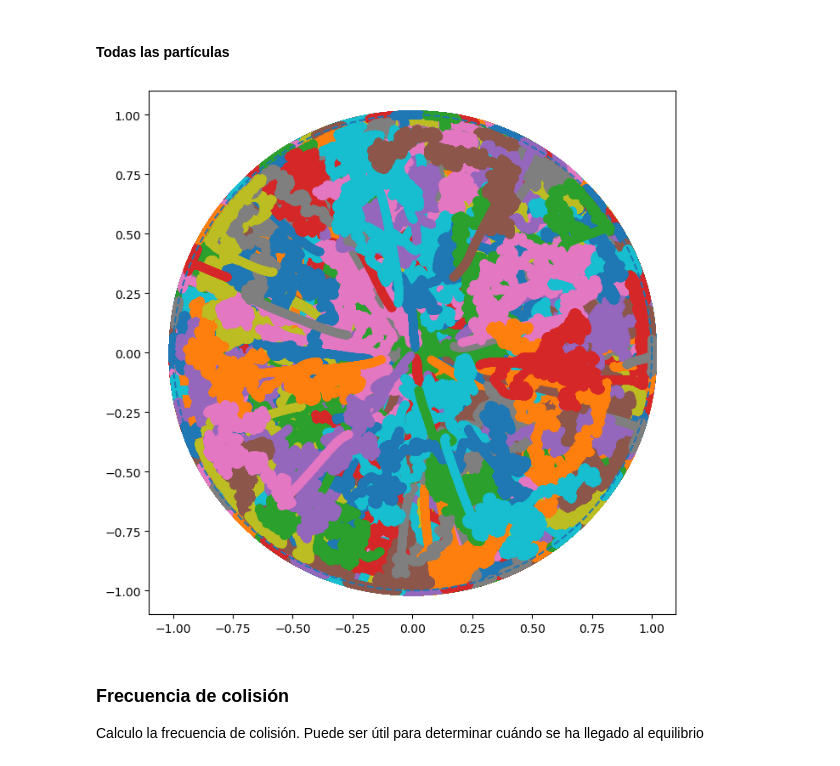
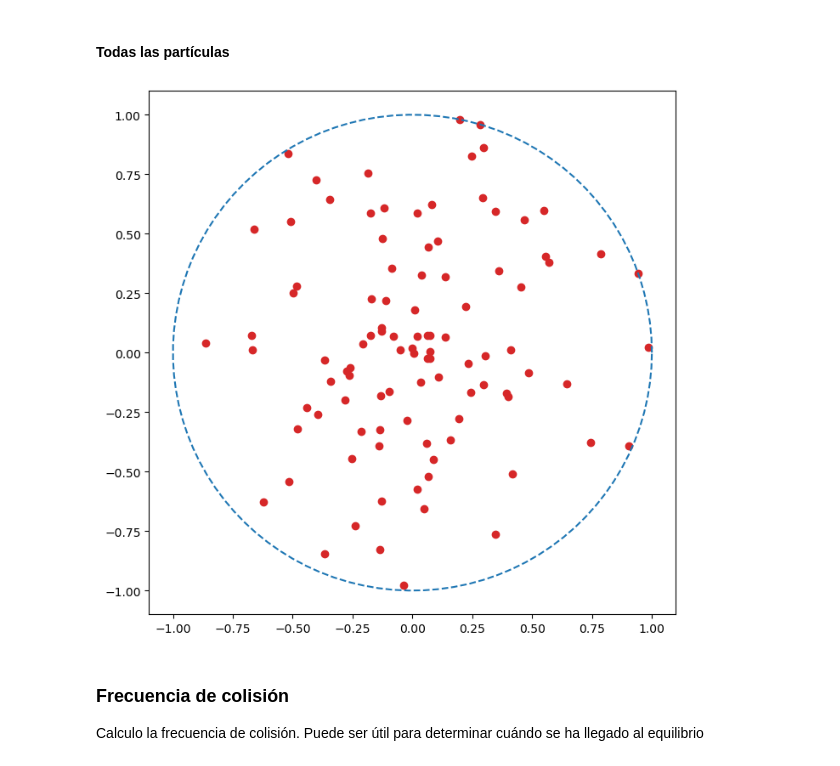
Before and after one commit to Lupama2/Maestria-Bunkin-equlibrio-en-avalancha, a Jupyter notebook: graficos_evolucion.ipynb, the cells around one changed output. Saved outputs shown, nothing was run; the diff lists cells and outputs as text; code cells hidden in the pictures.

```diff
--- a/graficos_evolucion.ipynb
+++ b/graficos_evolucion.ipynb
@@ -80,23 +80,24 @@ plt.show()
 #### Todas las partículas
 # %%
 fig, ax = plt.subplots(figsize=(8,8))
-for i in range(N):
-    ax.plot(rx_vec[:,i],ry_vec[:,i],"o")
+t_index = 1
+for i in range(N//10):
+    ax.plot(rx_vec[t_index,i],ry_vec[t_index,i],"o", color = "tab:red")
 
 ax.plot(R0*np.cos(np.linspace(0,2*pi,100)),R0*np.sin(np.linspace(0,2*pi,100)),"--",label="Paredes")
 # ax.set_title(f"Trayectoria de las particulas")
 ax.set_xlim([-R0*1.1,R0*1.1])
 ax.set_ylim([-R0*1.1, R0*1.1])
+
 plt.show()
-
 
 #Elimino label ticks
 ax.set_xticklabels([])
 ax.set_yticklabels([])
 #Guardo la figura
 fig.savefig("graficos/electrones_en_caja.png", dpi=300)
 # %% [output]
-[figure, old version]
+[figure, new version]
 # %%
 # En caso de que alguna partícula diverja, la busco
 # for i in range(len(rx_vec[0,:])):
```
Also changed, not shown: 1 other file.
